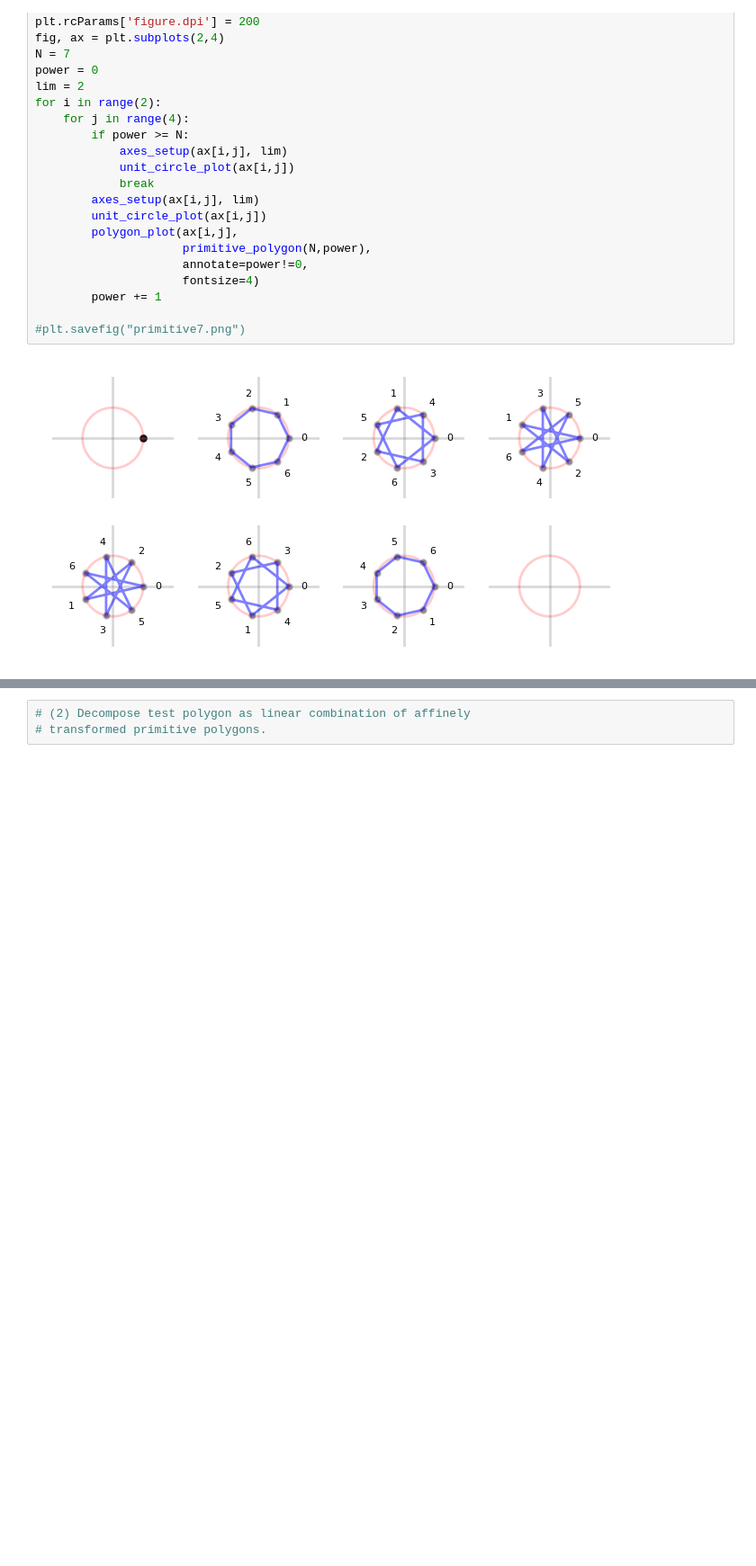
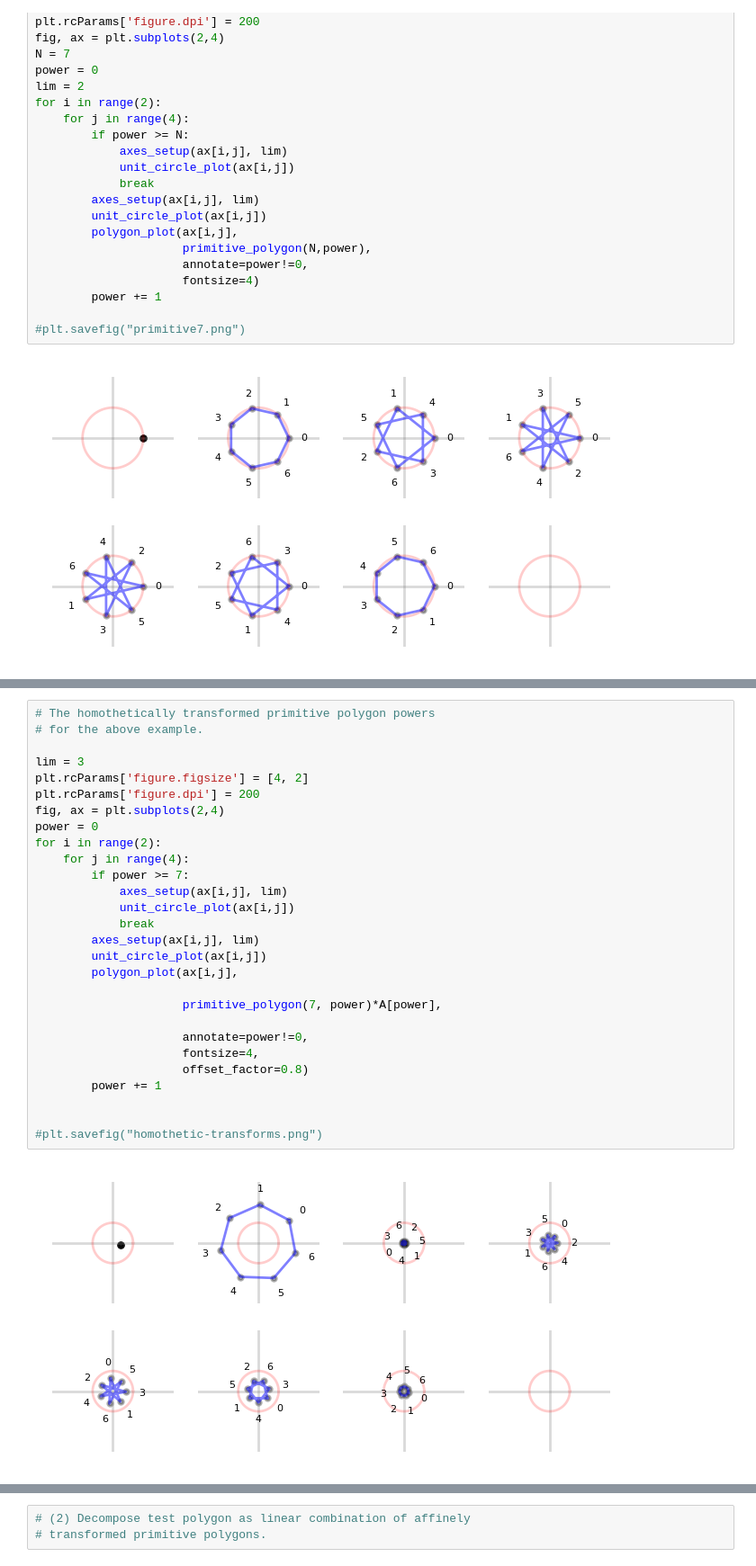
Before and after one commit to tedszy/fourier-tutor, a Jupyter notebook: geometry.ipynb, the cells around one changed output, grey strips where cells are left out. Shown: that part at 90% size. Saved outputs shown, nothing was run; the diff lists cells and outputs as text; blank space fills up the shorter version.

```diff
--- a/geometry.ipynb
+++ b/geometry.ipynb
@@ -230,0 +254,30 @@ for i in range(2):
+# %%
+# The homothetically transformed primitive polygon powers
+# for the above example.
+
+lim = 3
+plt.rcParams['figure.figsize'] = [4, 2]
+plt.rcParams['figure.dpi'] = 200
+fig, ax = plt.subplots(2,4)
+power = 0
+for i in range(2):
+    for j in range(4):
+        if power >= 7:
+            axes_setup(ax[i,j], lim)
+            unit_circle_plot(ax[i,j])
+            break
+        axes_setup(ax[i,j], lim)
+        unit_circle_plot(ax[i,j])
+        polygon_plot(ax[i,j],
+
+                     primitive_polygon(7, power)*A[power],
+
+                     annotate=power!=0,
+                     fontsize=4,
+                     offset_factor=0.8)
+        power += 1
+
+
+#plt.savefig("homothetic-transforms.png")
+# %% [output]
+[figure, added]
```
Also changed, not shown: parts of 18 cells of this notebook.
